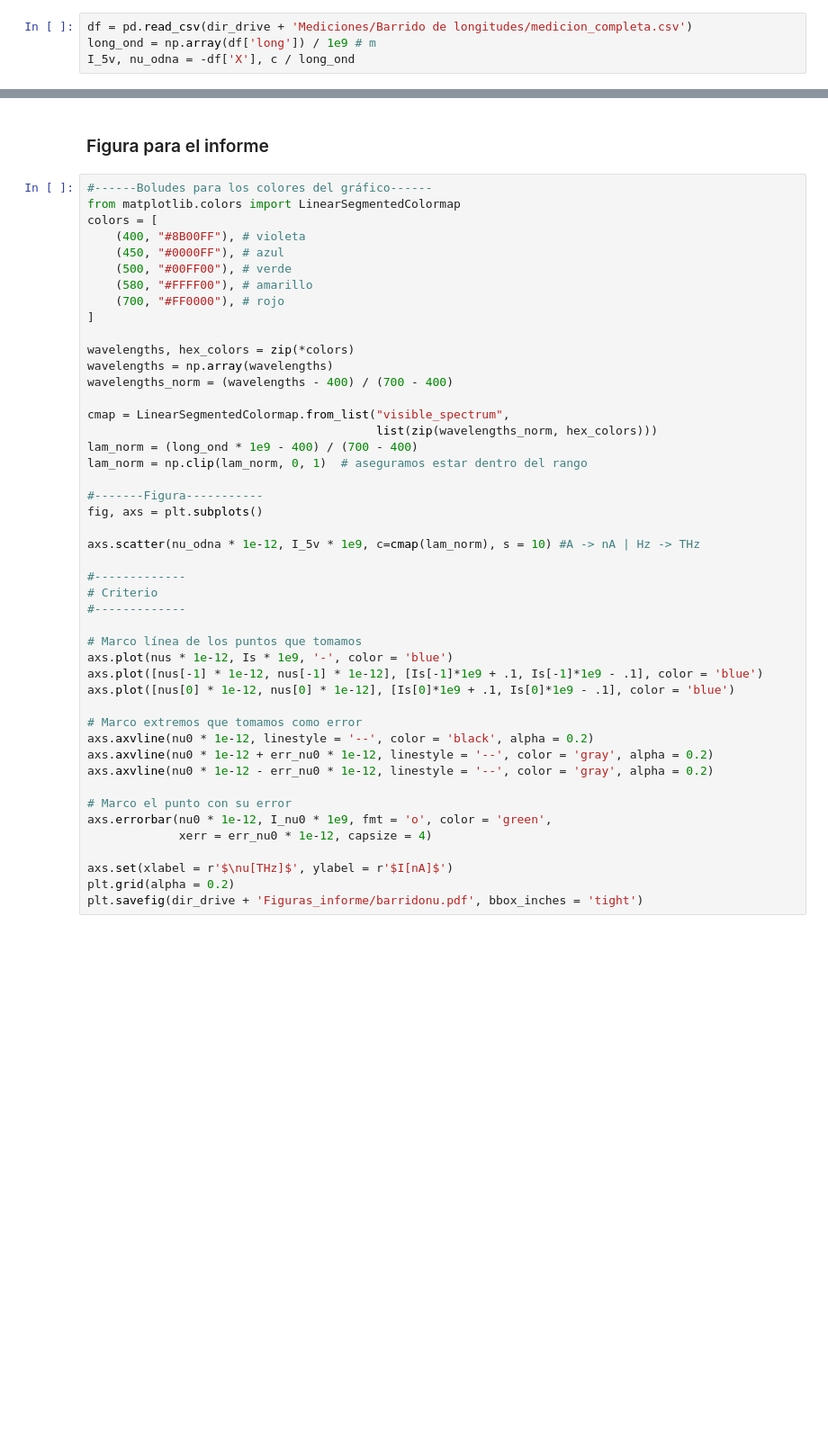
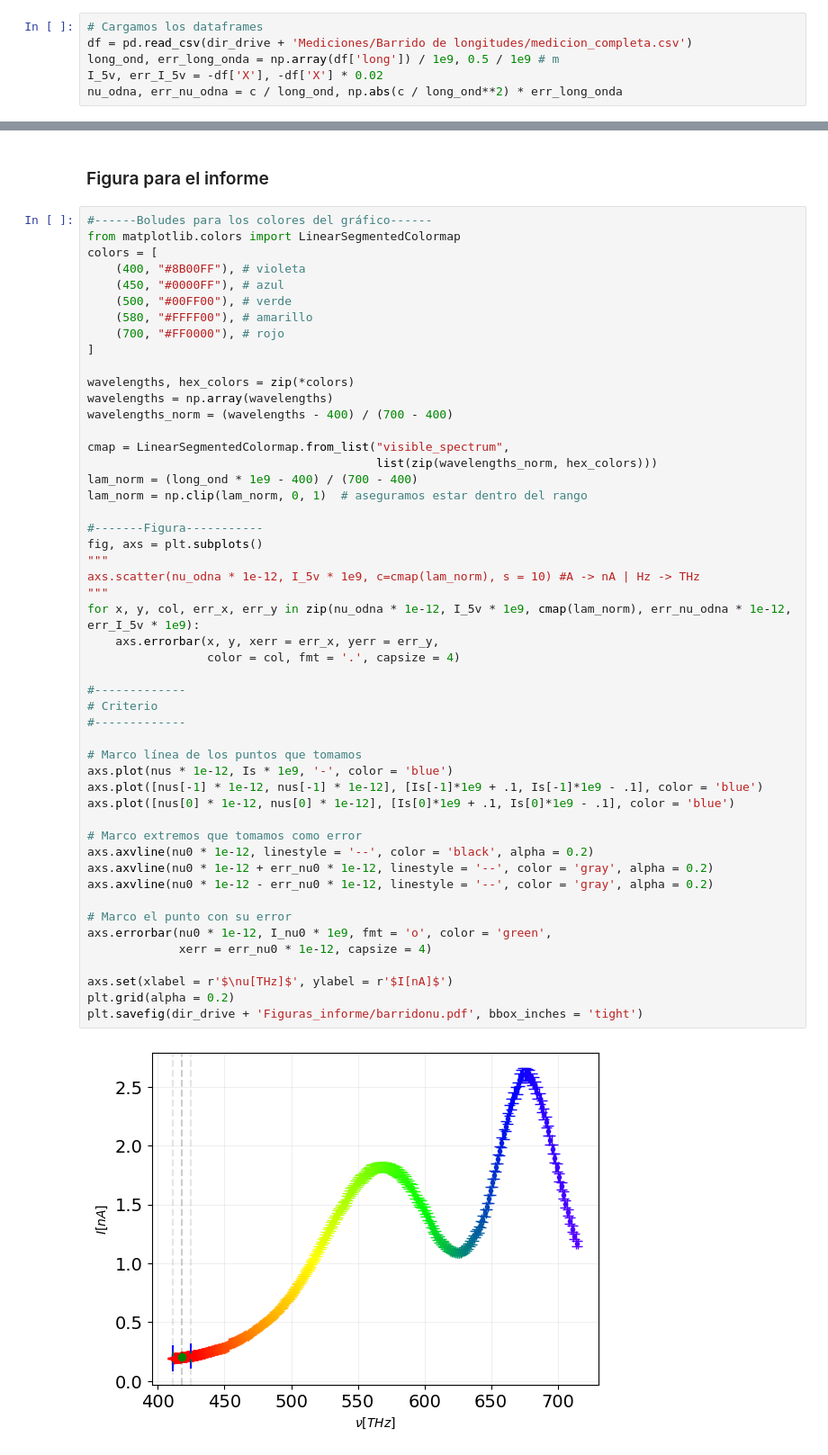
Before and after one commit to BernardoPironio/Efecto-fotoelectrico, a Jupyter notebook: analisis.ipynb, the cells around one changed output, grey strips where cells are left out. Shown: that part at 90% size. Cells and saved outputs as stored; diff of their text form; blank space fills up the shorter version.

```diff
--- a/analisis.ipynb
+++ b/analisis.ipynb
@@ -359,9 +373,11 @@ plt.show()
 # %% [markdown]
 ### Cargamos los datos
 # %%
+# Cargamos los dataframes
 df = pd.read_csv(dir_drive + 'Mediciones/Barrido de longitudes/medicion_completa.csv')
-long_ond = np.array(df['long']) / 1e9 # m
-I_5v, nu_odna = -df['X'], c / long_ond
+long_ond, err_long_onda = np.array(df['long']) / 1e9, 0.5 / 1e9 # m
+I_5v, err_I_5v = -df['X'], -df['X'] * 0.02
+nu_odna, err_nu_odna = c / long_ond, np.abs(c / long_ond**2) * err_long_onda
 # %% [markdown]
 ### Usamos criterios de selección
 # %%
@@ -418,31 +438,37 @@ wavelengths_norm = (wavelengths - 400) / (700 - 400)
 cmap = LinearSegmentedColormap.from_list("visible_spectrum",
                                          list(zip(wavelengths_norm, hex_colors)))
 lam_norm = (long_ond * 1e9 - 400) / (700 - 400)
 lam_norm = np.clip(lam_norm, 0, 1)  # aseguramos estar dentro del rango
 
 #-------Figura-----------
 fig, axs = plt.subplots()
-
+"""
 axs.scatter(nu_odna * 1e-12, I_5v * 1e9, c=cmap(lam_norm), s = 10) #A -> nA | Hz -> THz
+"""
+for x, y, col, err_x, err_y in zip(nu_odna * 1e-12, I_5v * 1e9, cmap(lam_norm), err_nu_odna * 1e-12, err_I_5v * 1e9):
+    axs.errorbar(x, y, xerr = err_x, yerr = err_y,
+                 color = col, fmt = '.', capsize = 4)
 
 #-------------
 # Criterio
 #-------------
 
 # Marco línea de los puntos que tomamos
 axs.plot(nus * 1e-12, Is * 1e9, '-', color = 'blue')
 axs.plot([nus[-1] * 1e-12, nus[-1] * 1e-12], [Is[-1]*1e9 + .1, Is[-1]*1e9 - .1], color = 'blue')
 axs.plot([nus[0] * 1e-12, nus[0] * 1e-12], [Is[0]*1e9 + .1, Is[0]*1e9 - .1], color = 'blue')
 
 # Marco extremos que tomamos como error
 axs.axvline(nu0 * 1e-12, linestyle = '--', color = 'black', alpha = 0.2)
 axs.axvline(nu0 * 1e-12 + err_nu0 * 1e-12, linestyle = '--', color = 'gray', alpha = 0.2)
 axs.axvline(nu0 * 1e-12 - err_nu0 * 1e-12, linestyle = '--', color = 'gray', alpha = 0.2)
 
 # Marco el punto con su error
 axs.errorbar(nu0 * 1e-12, I_nu0 * 1e9, fmt = 'o', color = 'green',
              xerr = err_nu0 * 1e-12, capsize = 4)
 
 axs.set(xlabel = r'$\nu[THz]$', ylabel = r'$I[nA]$')
 plt.grid(alpha = 0.2)
 plt.savefig(dir_drive + 'Figuras_informe/barridonu.pdf', bbox_inches = 'tight')
+# %% [output]
+[figure, added]
```
Also changed, not shown: parts of 9 cells of this notebook.
